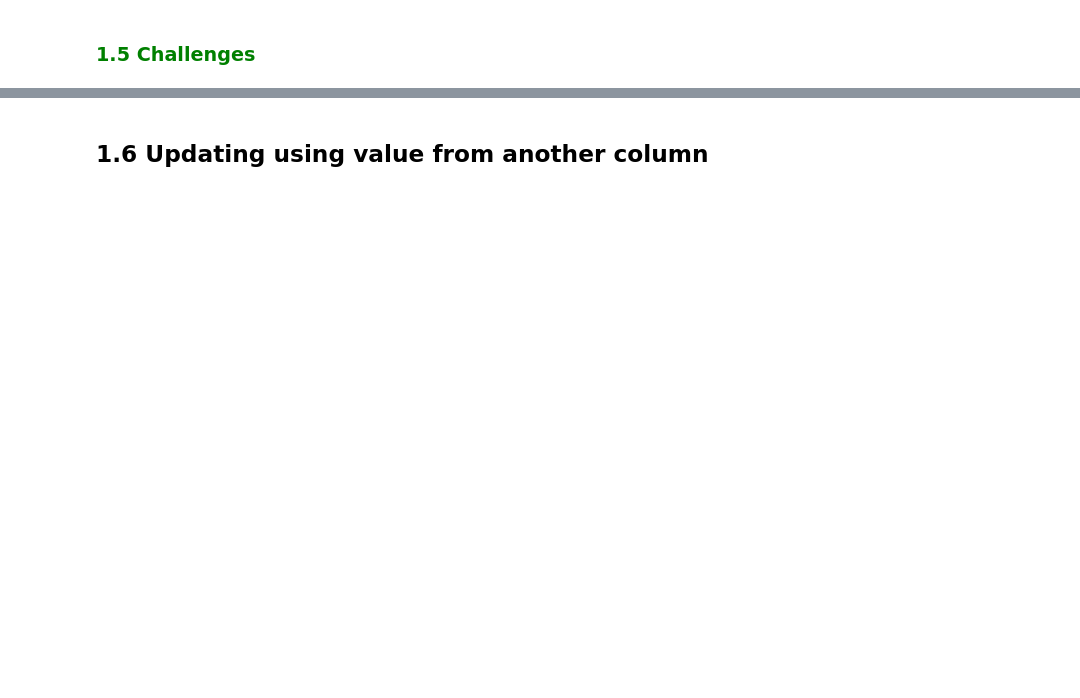
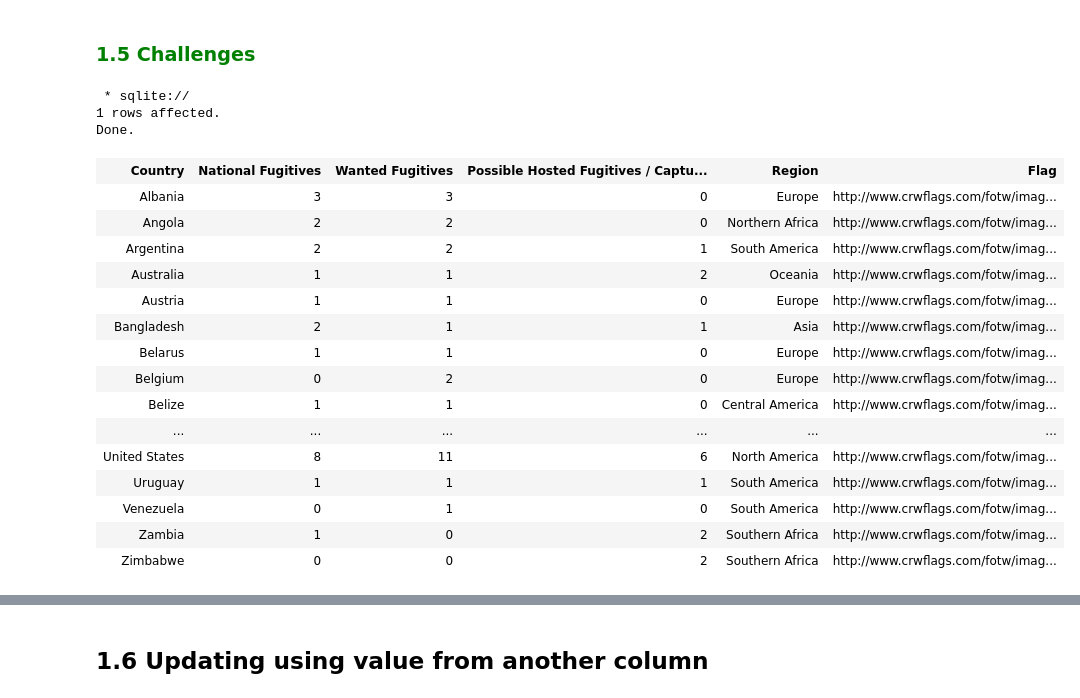
Before and after one commit to Erikagola/Erickson, a Jupyter notebook: SQL_Programming_Inserting_&_Updating_Data_with_SQL.ipynb, the cells around one changed output, grey strips where cells are left out. Cells and saved outputs as stored; diff of their text form; code cells hidden in the pictures; blank space fills up the shorter version.

```diff
--- a/SQL_Programming_Inserting_&_Updating_Data_with_SQL.ipynb
+++ b/SQL_Programming_Inserting_&_Updating_Data_with_SQL.ipynb
@@ -377,9 +554,33 @@ SELECT * FROM Glass;
 # %%
 # Challenge 1
 # Let's update Angola with National Fugitives = 2, Wanted Fugitives = 2
 # and 0 Possible Hosted Fugitives / Captured Fugitives
 #
-OUR CODE GOES HERE
+%%sql
+UPDATE Interpol
+SET "National Fugitives"= 2,"Wanted Fugitives"= 2,"Possible Hosted Fugitives / Captured Fugitives" = 0
+WHERE Country = "Angola";
+SELECT * FROM Interpol
+# %% [output]
+ * sqlite://
+1 rows affected.
+Done.
+| Country | National Fugitives | Wanted Fugitives | Possible Hosted Fugitives / Captu... | Region | Flag |
+| Albania | 3 | 3 | 0 | Europe | http://www.crwflags.com/fotw/imag... |
+| Angola | 2 | 2 | 0 | Northern Africa | http://www.crwflags.com/fotw/imag... |
+| Argentina | 2 | 2 | 1 | South America | http://www.crwflags.com/fotw/imag... |
+| Australia | 1 | 1 | 2 | Oceania | http://www.crwflags.com/fotw/imag... |
+| Austria | 1 | 1 | 0 | Europe | http://www.crwflags.com/fotw/imag... |
+| Bangladesh | 2 | 1 | 1 | Asia | http://www.crwflags.com/fotw/imag... |
+| Belarus | 1 | 1 | 0 | Europe | http://www.crwflags.com/fotw/imag... |
+| Belgium | 0 | 2 | 0 | Europe | http://www.crwflags.com/fotw/imag... |
+| Belize | 1 | 1 | 0 | Central America | http://www.crwflags.com/fotw/imag... |
+| ... | ... | ... | ... | ... | ... |
+| United States | 8 | 11 | 6 | North America | http://www.crwflags.com/fotw/imag... |
+| Uruguay | 1 | 1 | 1 | South America | http://www.crwflags.com/fotw/imag... |
+| Venezuela | 0 | 1 | 0 | South America | http://www.crwflags.com/fotw/imag... |
+| Zambia | 1 | 0 | 2 | Southern Africa | http://www.crwflags.com/fotw/imag... |
+| Zimbabwe | 0 | 0 | 2 | Southern Africa | http://www.crwflags.com/fotw/imag... |
 # %%
 # Challenge 2
 # Update Glass records with Na > 14 to have Type 3
```
Also changed, not shown: parts of 13 cells of this notebook.
